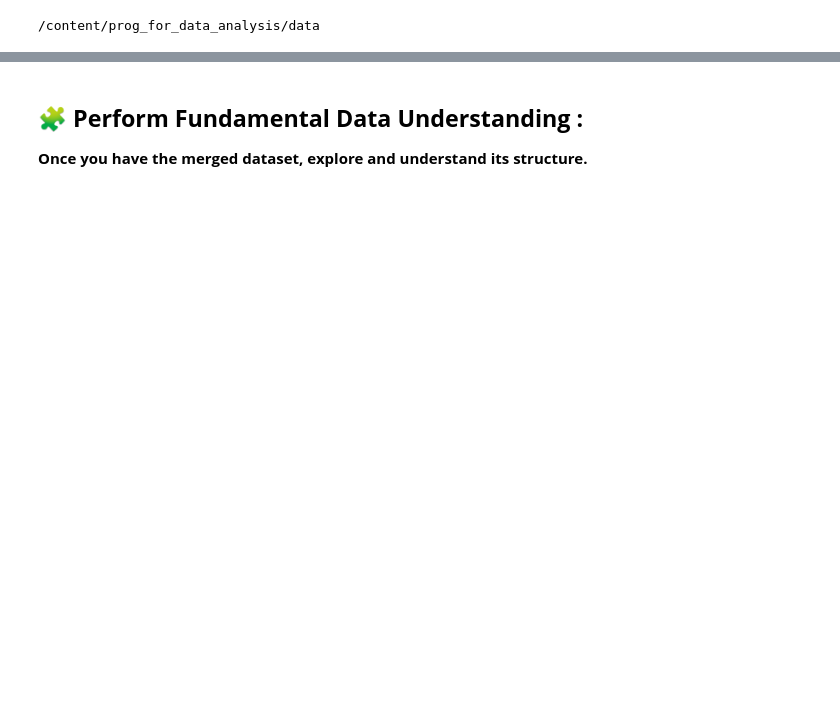
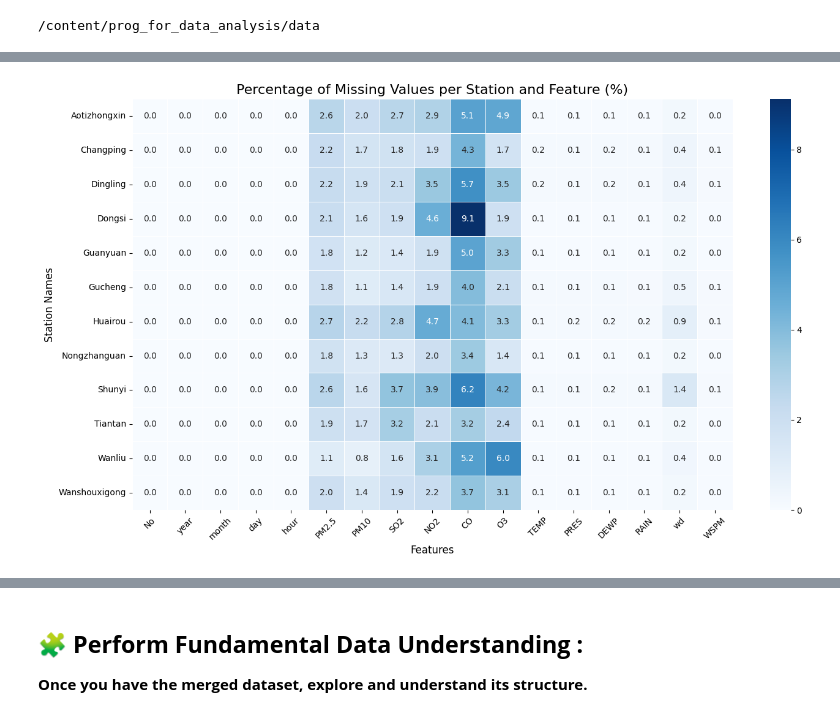
Before and after one commit to SarahPauwels-ucll/prog_for_data_analysis, a Jupyter notebook: load_data.ipynb, the cells around one changed output, grey strips where cells are left out. Cells and saved outputs as stored; diff of their text form; code cells hidden in the pictures; blank space fills up the shorter version.

```diff
--- a/load_data.ipynb
+++ b/load_data.ipynb
@@ -130,3 +125,6 @@ Loaded: PRSA_Data_Huairou_20130301-20170228.csv
 Loaded: PRSA_Data_Wanliu_20130301-20170228.csv
 SUCCESS: Combined 12 city files into one file with 420768 total rows
 The combined file is saved as: all_cities_combined.csv
+# %%
+alldf= pd.read_csv('all_cities_combined.csv')
+alldf
@@ -132,0 +145,28 @@ The combined file is saved as: all_cities_combined.csv
+# %%
+import pandas as pd
+import seaborn as sns
+import matplotlib.pyplot as plt
+
+def plot_missing_values_heatmap(df):
+    # Calculate percentage of missing values per group (station) per column
+    missing_data = df.groupby('station').apply(lambda x: x.isnull().mean() * 100)
+
+    # 2. Remove the group_col from the columns since its missing value count is irrelevant
+    if 'station' in missing_data.columns:
+        missing_data = missing_data.drop(columns=['station'])
+
+    # 3. Create the heatmap plot
+    plt.figure(figsize=(14, 8))
+    sns.heatmap(missing_data, annot=True, cmap='Blues', fmt=".1f", linewidths=.5)
+
+    plt.title('Percentage of Missing Values per Station and Feature (%)', fontsize=16)
+    plt.xlabel('Features', fontsize=12)
+    plt.ylabel('Station Names', fontsize=12)
+    plt.xticks(rotation=45)      # Rotate x labels for better readability
+    plt.tight_layout()
+
+    plt.show()
+
+plot_missing_values_heatmap(alldf)
+# %% [output]
+[figure, added]
```
Also changed, not shown: parts of 20 cells of this notebook.
